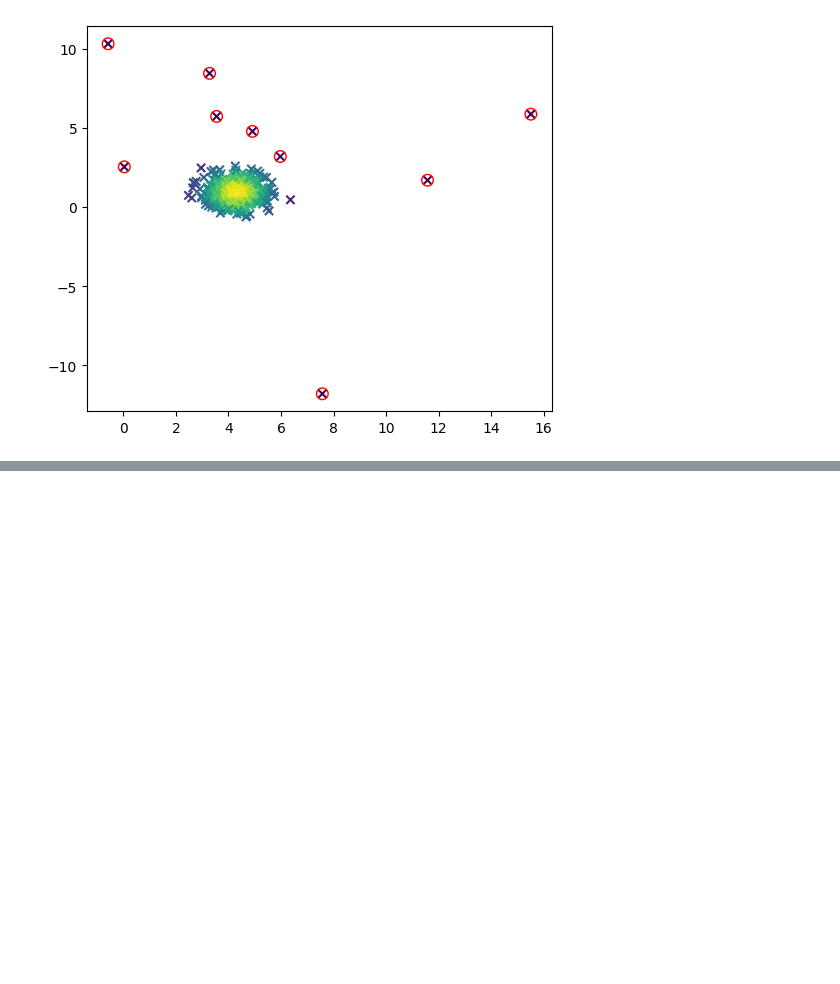
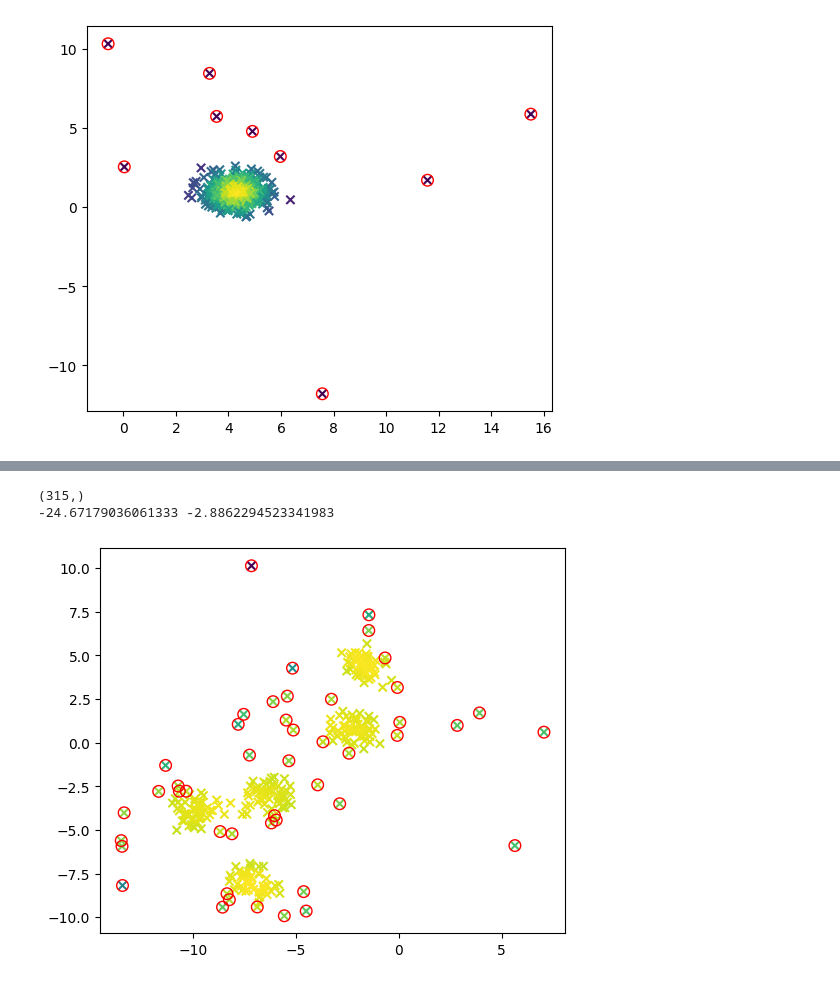
Before and after one commit to zaherarman/machine-learning, a Jupyter notebook: Anomaly Detection using Gaussian Mixture Models.ipynb, the cells around one changed output, grey strips where cells are left out. Saved outputs shown, nothing was run; the diff lists cells and outputs as text; code cells hidden in the pictures; blank space fills up the shorter version.

```diff
--- a/Anomaly Detection using Gaussian Mixture Models.ipynb
+++ b/Anomaly Detection using Gaussian Mixture Models.ipynb
@@ -134,0 +228,18 @@ plt.scatter(X[outliers,0],X[outliers,1],marker="o",facecolor="none",edgecolor="r
+# %%
+plt.figure(figsize=(6,5))
+c = gm.score_samples(X_train)
+print(c.shape)
+print(c.min(),c.max())
+
+# Returns Log-likelihood of each sample in X under the current model
+plt.scatter(X_train[:,0], X_train[:,1], c=gm.score_samples(X_train), cmap='viridis', marker='x')
+
+threshold= -4.8
+outliers = np.nonzero(c<threshold)[0]
+
+plt.scatter(X_train[outliers,0], X_train[outliers,1], marker="o", facecolor= "none", edgecolor="r", s=70)
+plt.show()
+# %% [output]
+(315,)
+-24.67179036061333 -2.8862294523341983
+[figure, added]
```
Also changed, not shown: parts of 19 cells of this notebook.
